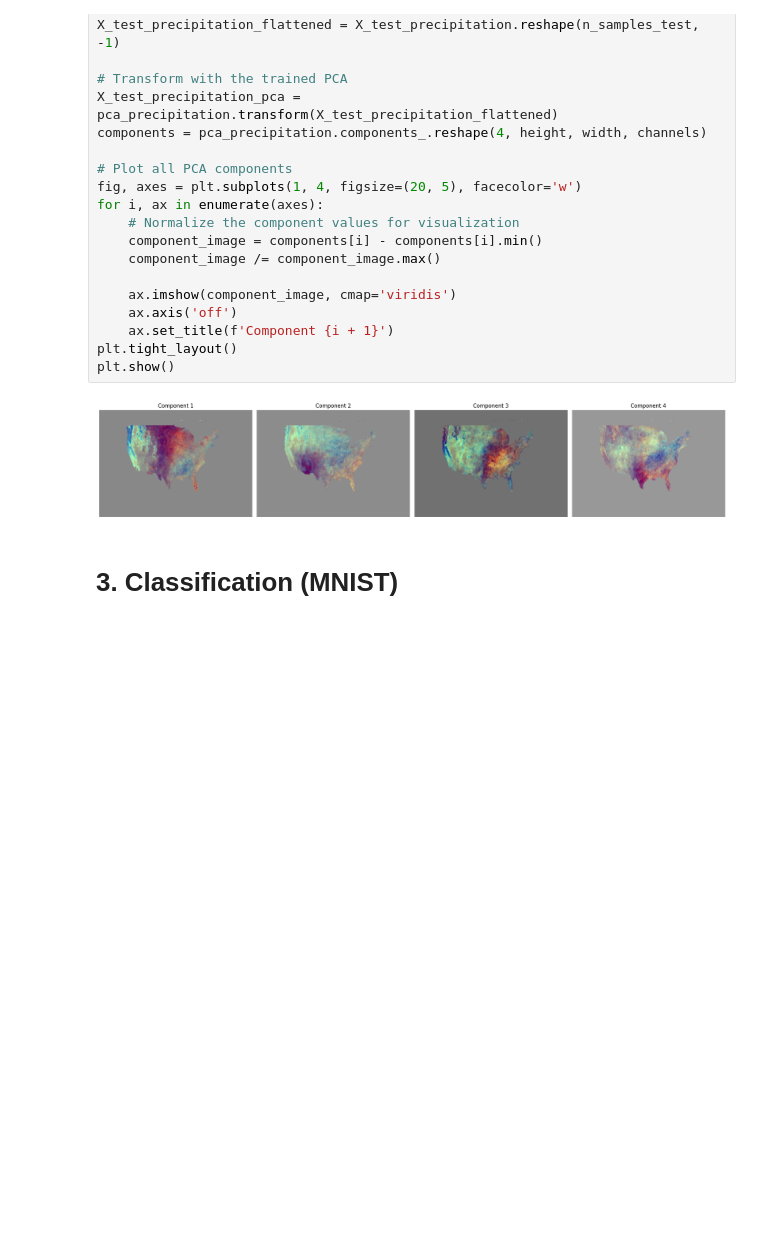
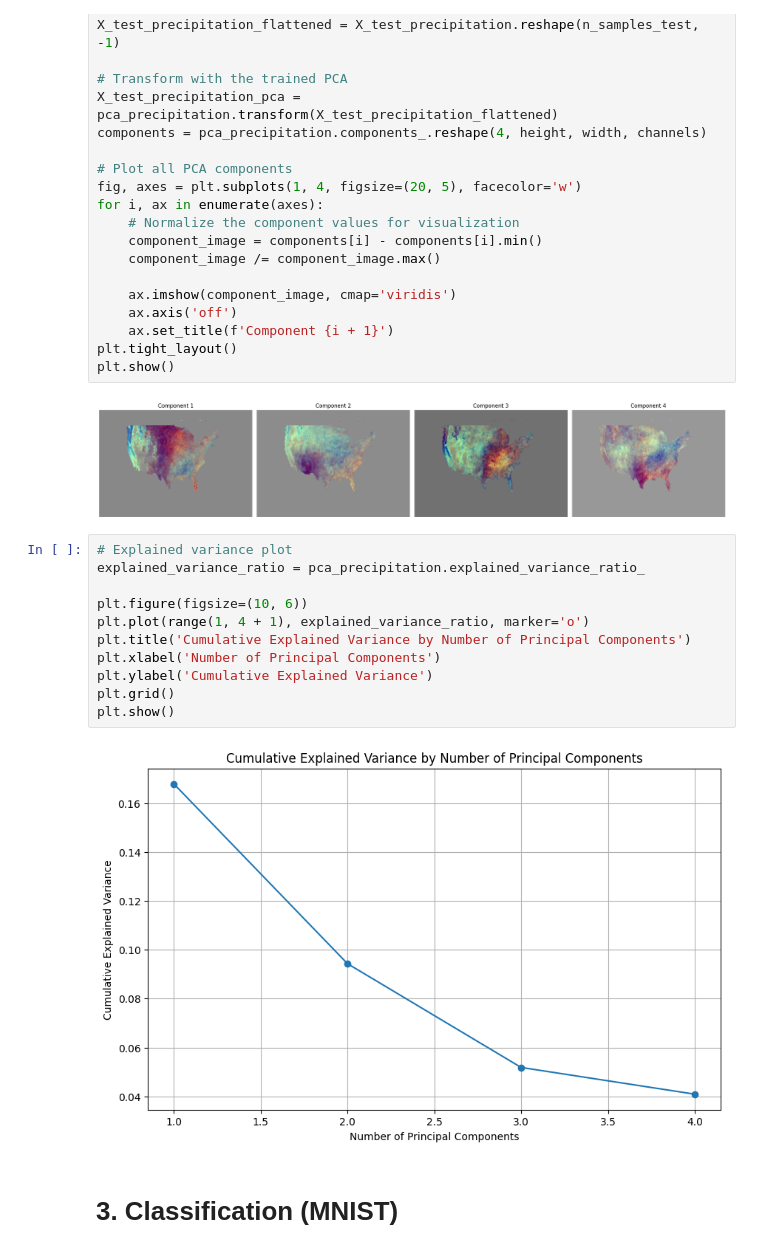
Before and after one commit to XanderYoon/EAS_8803, a Jupyter notebook: Week_2/PCA.ipynb, the cells around one changed output. Drawn from its saved outputs; the diff is of its cells as text; blank space fills up the shorter version.

```diff
--- a/Week_2/PCA.ipynb
+++ b/Week_2/PCA.ipynb
@@ -116,6 +116,19 @@ plt.tight_layout()
 plt.show()
 # %% [output]
 [figure]
+# %%
+# Explained variance plot
+explained_variance_ratio = pca_precipitation.explained_variance_ratio_
+
+plt.figure(figsize=(10, 6))
+plt.plot(range(1, 4 + 1), explained_variance_ratio, marker='o')
+plt.title('Cumulative Explained Variance by Number of Principal Components')
+plt.xlabel('Number of Principal Components')
+plt.ylabel('Cumulative Explained Variance')
+plt.grid()
+plt.show()
+# %% [output]
+[figure, added]
 # %% [markdown]
 # 3. Classification (MNIST)
 # %%
```
Also changed, not shown: parts of 1 cell of this notebook.
